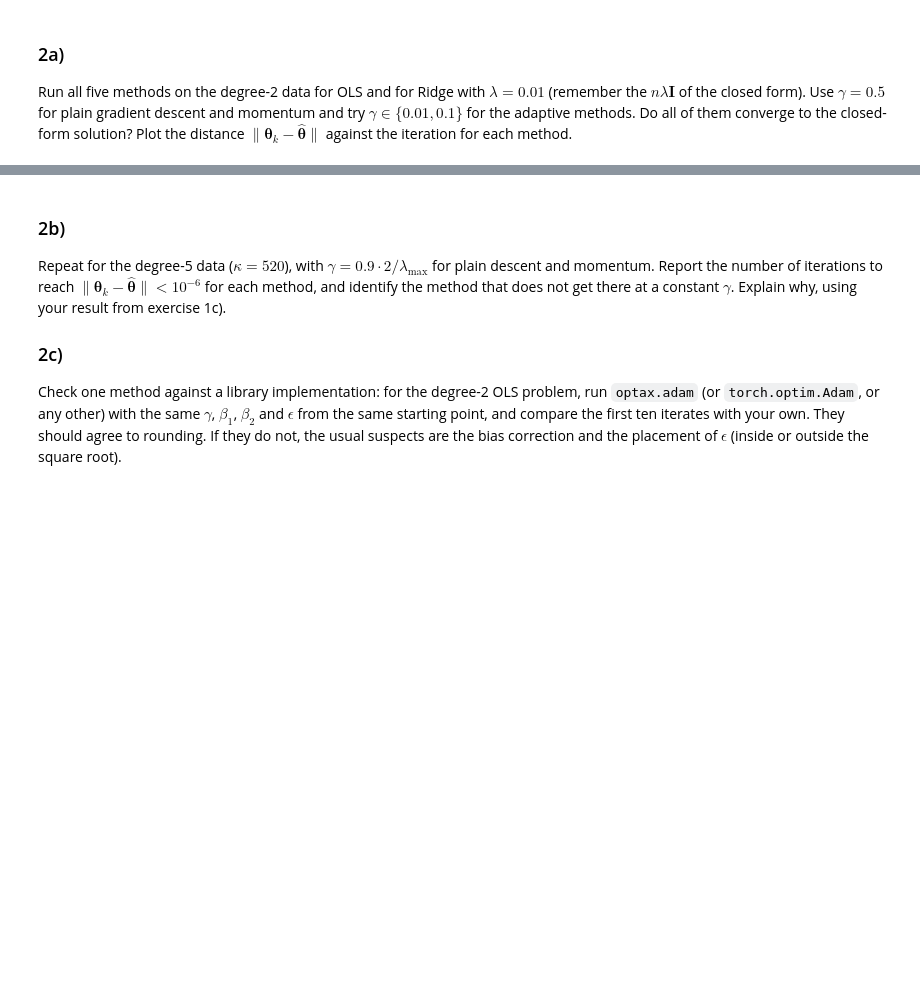
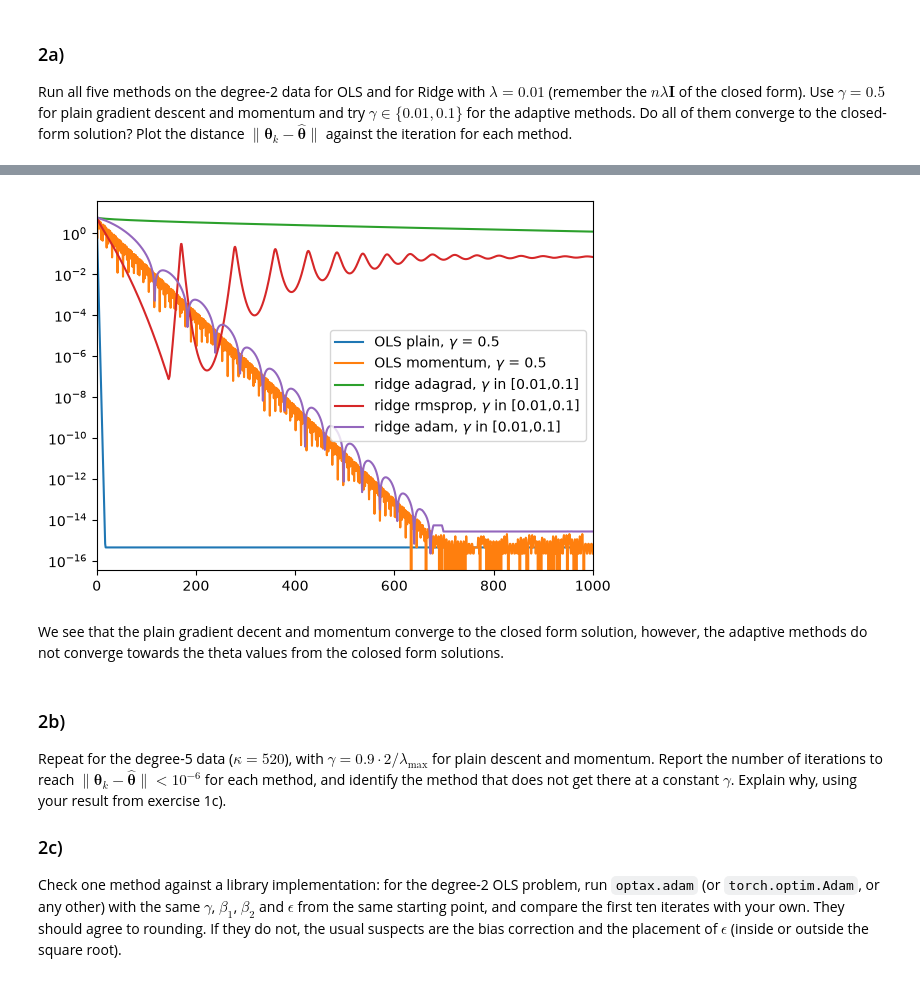
Before and after one commit to synnesjor/FYS-STK4155, a Jupyter notebook: exercisesweek38.ipynb, the cells around one changed output, grey strips where cells are left out. Cells and saved outputs as stored; diff of their text form; code cells hidden in the pictures; blank space fills up the shorter version.

```diff
--- a/exercisesweek38.ipynb
+++ b/exercisesweek38.ipynb
@@ -182,7 +182,7 @@ def optimiser_step(method, theta, g, state, t, gamma, beta=0.9, rho=0.99,
     raise ValueError(f"unknown method {method}")
 
 
-def optimise(grad, theta0, method, gamma, num_iters=1000, tol=0.0, **kw):
+def optimise(grad, theta0, method, gamma, num_iters=1000, tol=0, **kw):
     """Run one optimiser from theta0 with the full gradient; returns all iterates."""
     theta, state = np.array(theta0, dtype=float), {}
     history = [theta.copy()]
@@ -192,7 +192,7 @@ def optimise(grad, theta0, method, gamma, num_iters=1000, tol=0.0, **kw):
         history.append(theta.copy())
         if np.linalg.norm(g) < tol:
             break
-    return np.array(history)
+    return history
 # %% [markdown]
 ### 2a)
 
@@ -238,8 +236,63 @@ def run_method(func):
 # %%
-print("Closed form:")
-run_method(closed_form)
-print("OLS:")
-run_method(ols)
-print("Ridge:")
-run_method(ridge)
+X, y = exercise_data(degree=2)
+
+theta_closed_form = closed_form(X, y, lam = 0.0)
+print("Theta values from closed form", theta_closed_form)
+
+
+gamma_grid = [0.5]
+theta_ols_plain, path_ols_plain = run_method(ols, gamma_grid, "plain")
+theta_ols_momentum, path_ols_momentum = run_method(ols, gamma_grid, "momentum")
+path_ols_plain.pop()
+path_ols_momentum.pop()
+
+print("Theta values for OLS plain", theta_ols_plain)
+print("Theta values for OLS momentum", theta_ols_momentum)
+
+difference_plain = []
+difference_momentum = []
+
+
+for each in path_ols_plain:
+    diff = each - theta_closed_form
+    # difference_plain.append(diff)
+    difference_plain.append(np.abs(diff[0]+diff[1]))
+
+for each in path_ols_momentum:
+    diff = each - theta_closed_form
+    # difference_momentum.append(diff)
+    difference_momentum.append(np.abs(diff[0]+diff[1]))
+
+
+plt.figure()
+plt.plot(difference_plain, label = r"OLS plain, $\gamma$ = 0.5")
+plt.plot(difference_momentum, label = r"OLS momentum, $\gamma$ = 0.5")
+plt.yscale("log")
+
+d = {}
+methods = ("adagrad", "rmsprop", "adam")
+gamma_grid = [0.01,0.1]
+print("\nRidge:")
+
+for each in methods:
+    theta_ridge, path = run_method(ridge, gamma_grid, each)
+
+    print(f"The theta ridge value for {each}", theta_ridge)
+    path.pop()
+    path = np.array(path)
+    # print(f"path_ridge_{each}")
+    diff_array = path-theta_closed_form
+    difference=[]
+
+    for i in diff_array:
+        length = np.sqrt((i[0]**2+i[1]**2))
+        # diff = np.linalg.norm(i[:,0],i[:,1])
+        difference.append(length)
+
+    plt.plot(np.arange(1, len(path)+1), difference, label = rf"ridge {each}, $\gamma$ in [0.01,0.1]")
+    # plt.plot(np.linspace(0,len(path_ols_plain),len(path_ols_plain)), difference, label = r"OLS plain, $\gamma$ = 0.5")
+    plt.yscale("log")
+    plt.xlim(0,1000)
+plt.legend()
+plt.show()
 # %% [output]
@@ -263,3 +307,6 @@ adam    : usable gamma from 0.0010 to 1.0000 ; best 60 iterations at gamma = 1.0
+[figure, added]
+# %% [markdown]
+We see that the plain gradient decent and momentum converge to the closed form solution, however, the adaptive methods do not converge towards the theta values from the colosed form solutions.
 # %% [markdown]
 ### 2b)
 
```
Also changed, not shown: parts of 2 cells of this notebook.
